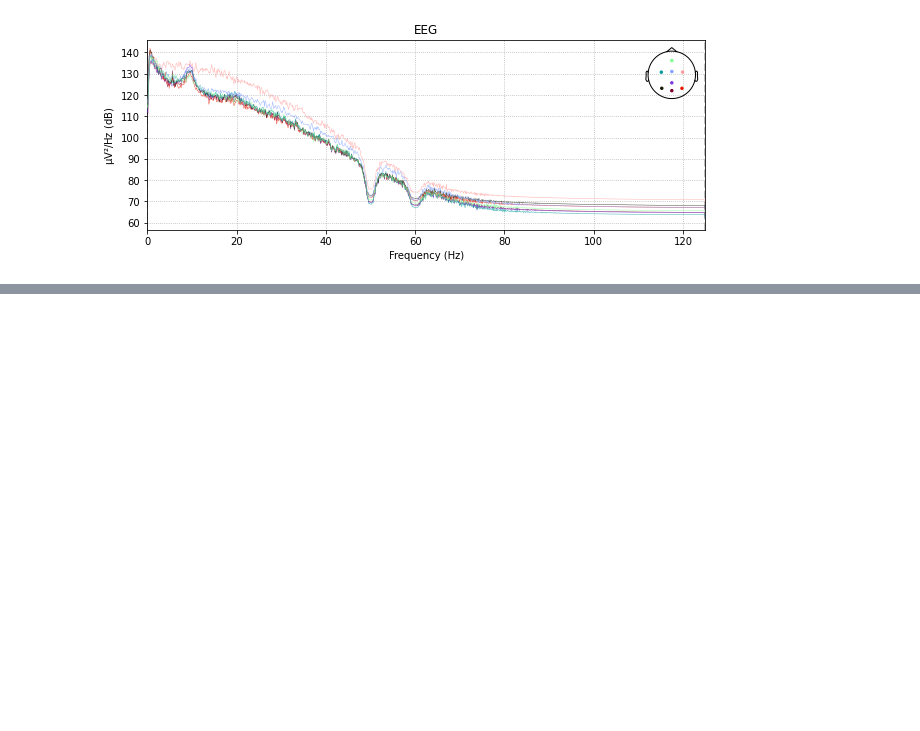
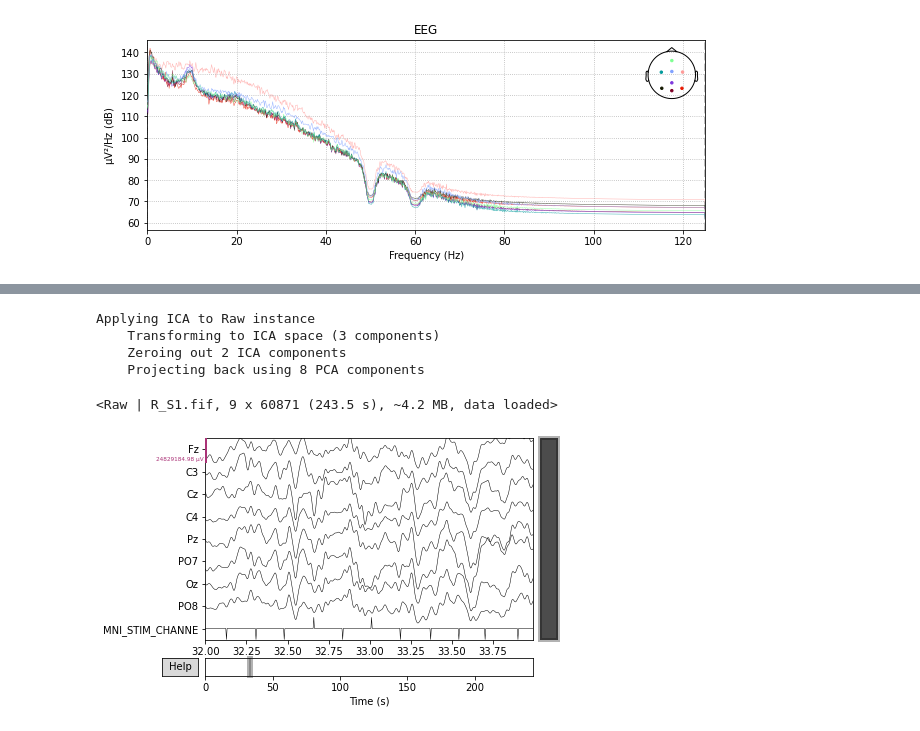
Before and after one commit to esbenkc/P300-Tweaks, a Jupyter notebook: src/mne/mne-viz.ipynb, the cells around one changed output, grey strips where cells are left out. Saved outputs shown, nothing was run; the diff lists cells and outputs as text; code cells hidden in the pictures; blank space fills up the shorter version.

```diff
--- a/src/mne/mne-viz.ipynb
+++ b/src/mne/mne-viz.ipynb
@@ -47,0 +93,12 @@ Effective window size : 8.192 (s)
+# %%
+ica.apply(raw)
+# %% [output]
+Applying ICA to Raw instance
+    Transforming to ICA space (3 components)
+    Zeroing out 2 ICA components
+    Projecting back using 8 PCA components
+<Raw | R_S1.fif, 9 x 60871 (243.5 s), ~4.2 MB, data loaded>
+# %%
+_=raw.plot(start=32, duration=2, scalings="auto")
+# %% [output]
+[figure, added]
```
Also changed, not shown: parts of 7 cells of this notebook, 6 other files.
